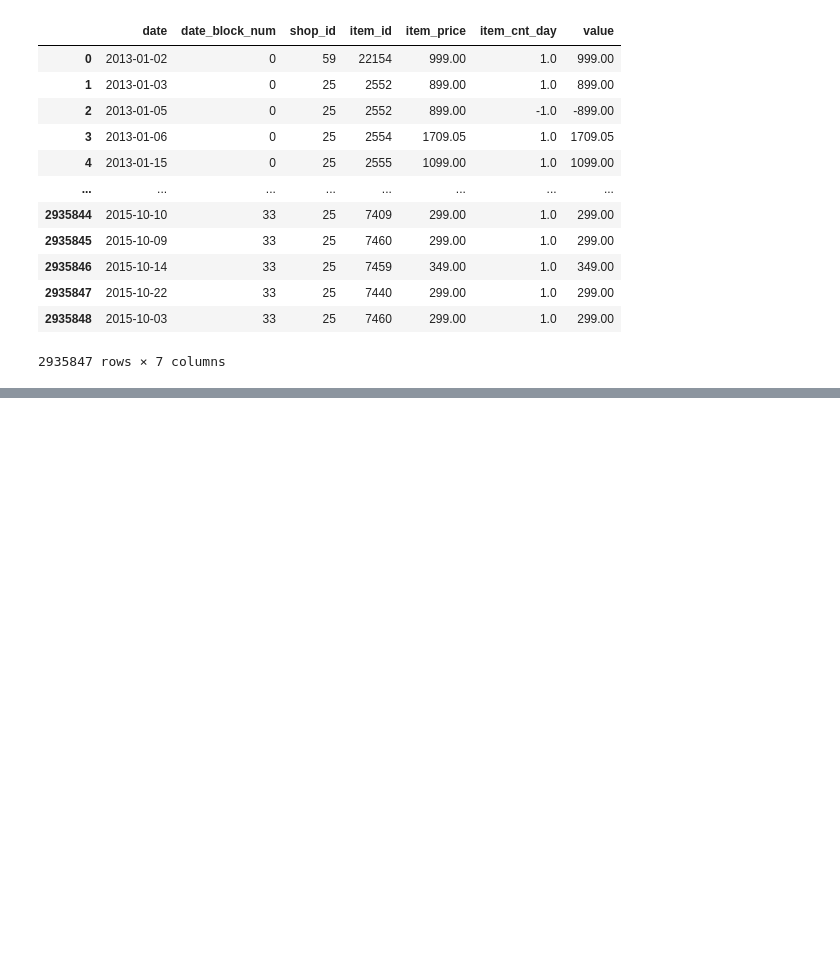
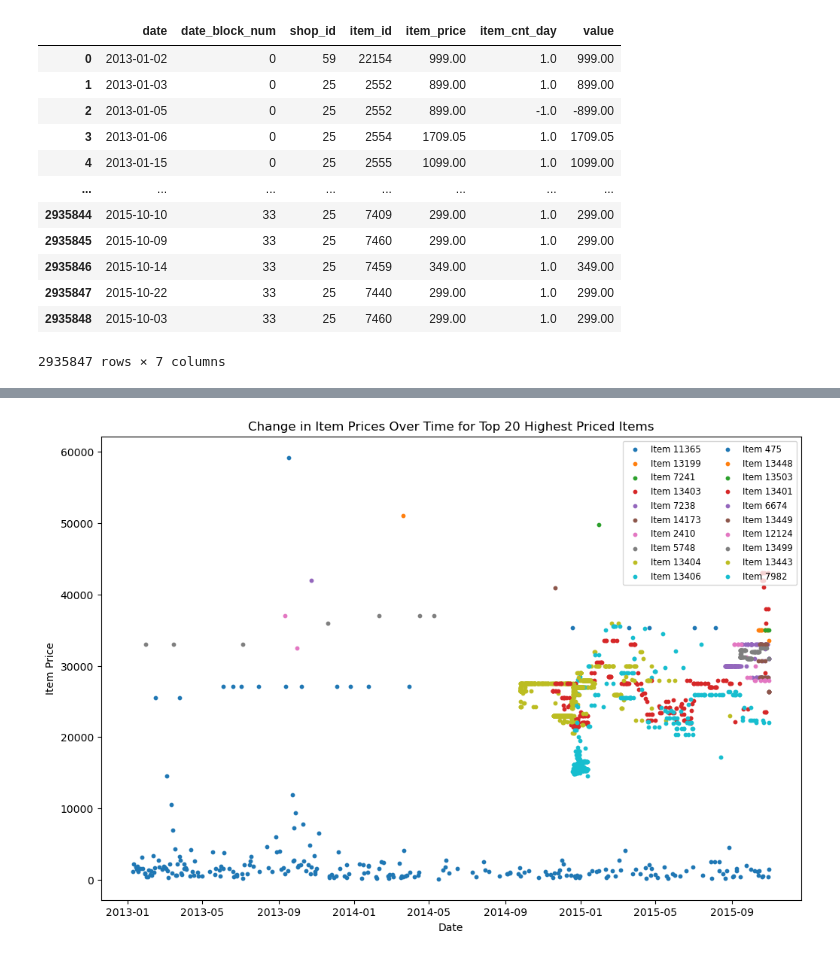
Before and after one commit to zacharyvachal/COS-448, a Jupyter notebook: dynamic.ipynb, the cells around one changed output, grey strips where cells are left out. Cells and saved outputs as stored; diff of their text form; code cells hidden in the pictures; blank space fills up the shorter version.

```diff
--- a/dynamic.ipynb
+++ b/dynamic.ipynb
@@ -160,0 +173,20 @@ Name: item_cnt_day, dtype: float64
+# %%
+# Get the top 20 highest priced items
+top_20_items = train.groupby('item_id')['item_price'].max().sort_values(ascending=False).head(20).index
+
+# Filter the dataset for these items
+top_20_data = train[train['item_id'].isin(top_20_items)]
+
+# Plot the change in item prices over time as a scatter plot
+plt.figure(figsize=(12, 8))
+for item_id in top_20_items:
+    item_data = top_20_data[top_20_data['item_id'] == item_id]
+    plt.scatter(item_data['date'], item_data['item_price'], label=f'Item {item_id}', s=10)  # Use scatter plot
+
+plt.title('Change in Item Prices Over Time for Top 20 Highest Priced Items')
+plt.xlabel('Date')
+plt.ylabel('Item Price')
+plt.legend(loc='upper right', fontsize='small', ncol=2)
+plt.show()
+# %% [output]
+[figure, added]
```
Also changed, not shown: parts of 5 cells of this notebook.
